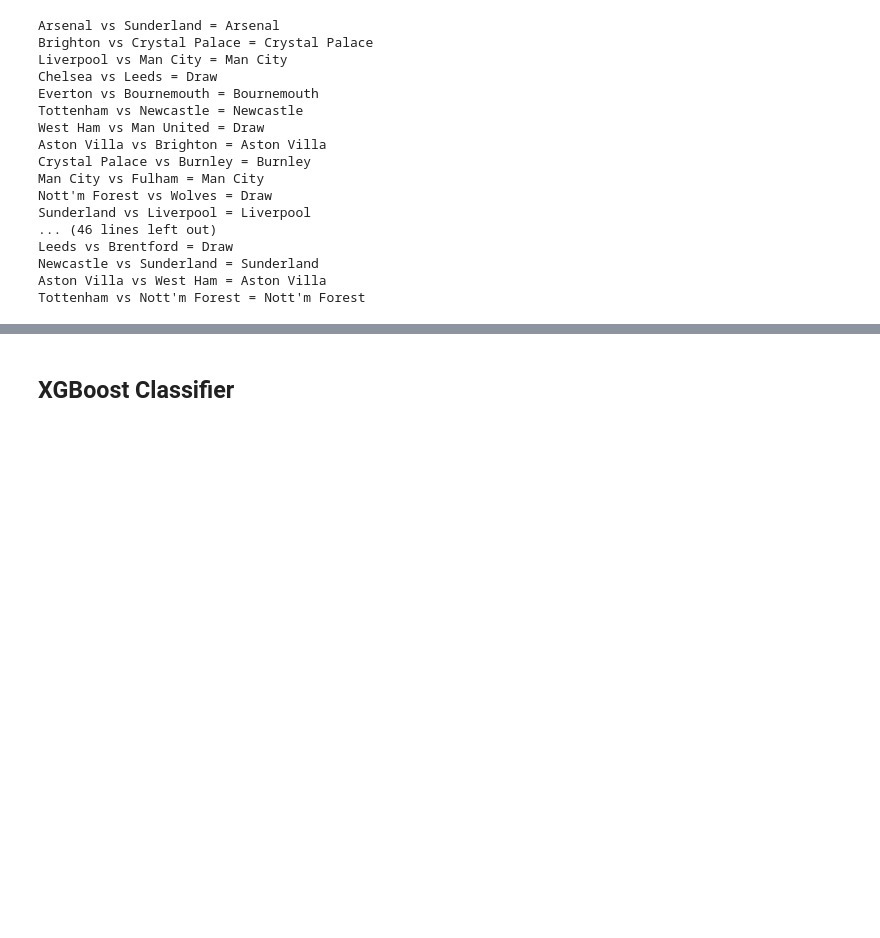
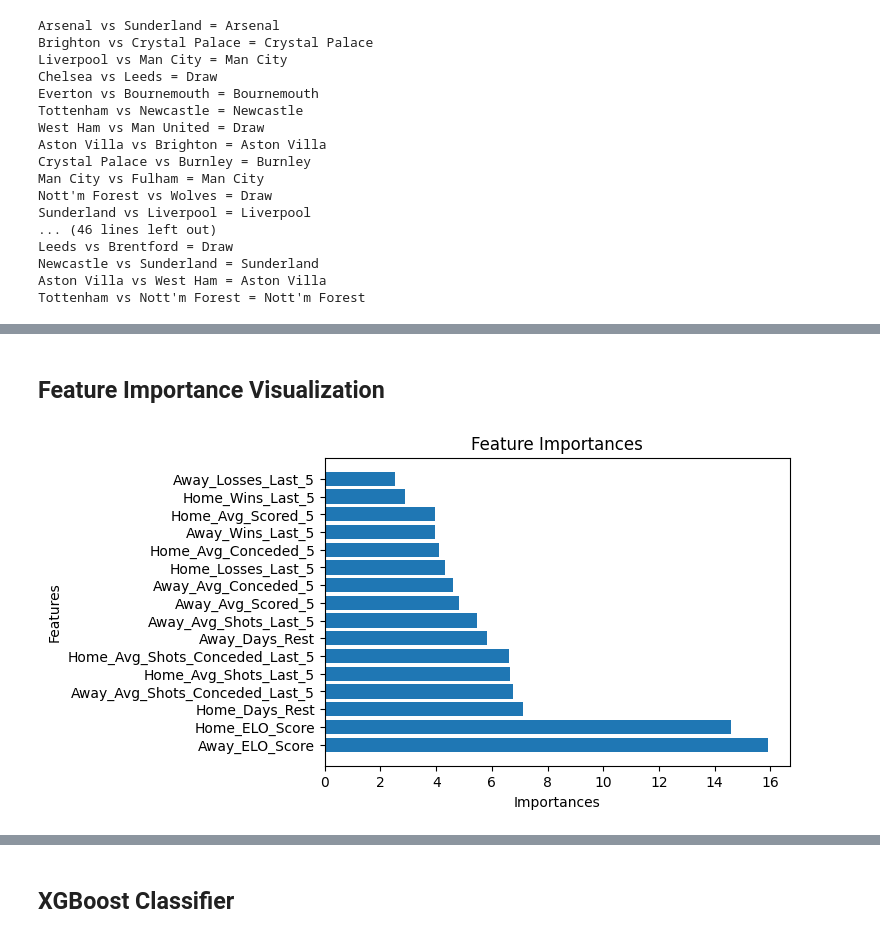
Before and after one commit to stepanmouratoglou-a11y/Premier-League-Predictions, a Jupyter notebook: PremierLeague.ipynb, the cells around one changed output, grey strips where cells are left out. Saved outputs shown, nothing was run; the diff lists cells and outputs as text; code cells hidden in the pictures; blank space fills up the shorter version.

```diff
--- a/PremierLeague.ipynb
+++ b/PremierLeague.ipynb
@@ -485,9 +481,9 @@ Best parameters for RF Classifier:  {'class_weight': 'balanced', 'criterion': 'g
 # %%
-rf_classifier=RandomForestClassifier(criterion='gini',
-                                     class_weight='balanced',
+detector_rf=RandomForestClassifier(criterion='gini',
                                      max_features='log2',
-                                     n_estimators=150,
+                                     n_estimators=75,
+                                     class_weight=weights
                                      )
 # %%
-rf_classifier.fit(X_train,y_train)
+detector_rf.fit(X_train,y_train)
 # %% [output]
@@ -495,0 +492,2 @@ RandomForestClassifier(class_weight='balanced', max_features='log2',
+# %%
+importances_rf=detector_rf.feature_importances_
@@ -495,0 +543,5 @@ RandomForestClassifier(class_weight='balanced', max_features='log2',
+# %%
+f_importances=pd.DataFrame({
+    'Feature':list(dataset.drop(columns=['HomeTeam','AwayTeam','FTR']).columns),
+    'Importances':(importances_rf*100).astype(float).round(2)
+}).sort_values(by='Importances',ascending=False)
@@ -496 +557,12 @@ RandomForestClassifier(class_weight='balanced', max_features='log2',
+# %% [markdown]
+## **Feature Importance Visualization**
+# %%
+plt.figure(figsize=(6,4))
+plt.barh(width=f_importances['Importances'],y=f_importances['Feature'])
+plt.xlabel("Importances")
+plt.ylabel("Features")
+plt.title("Feature Importances")
+plt.show()
+# %% [output]
+[figure, added]
 # %%
```
Also changed, not shown: parts of 40 cells of this notebook.
